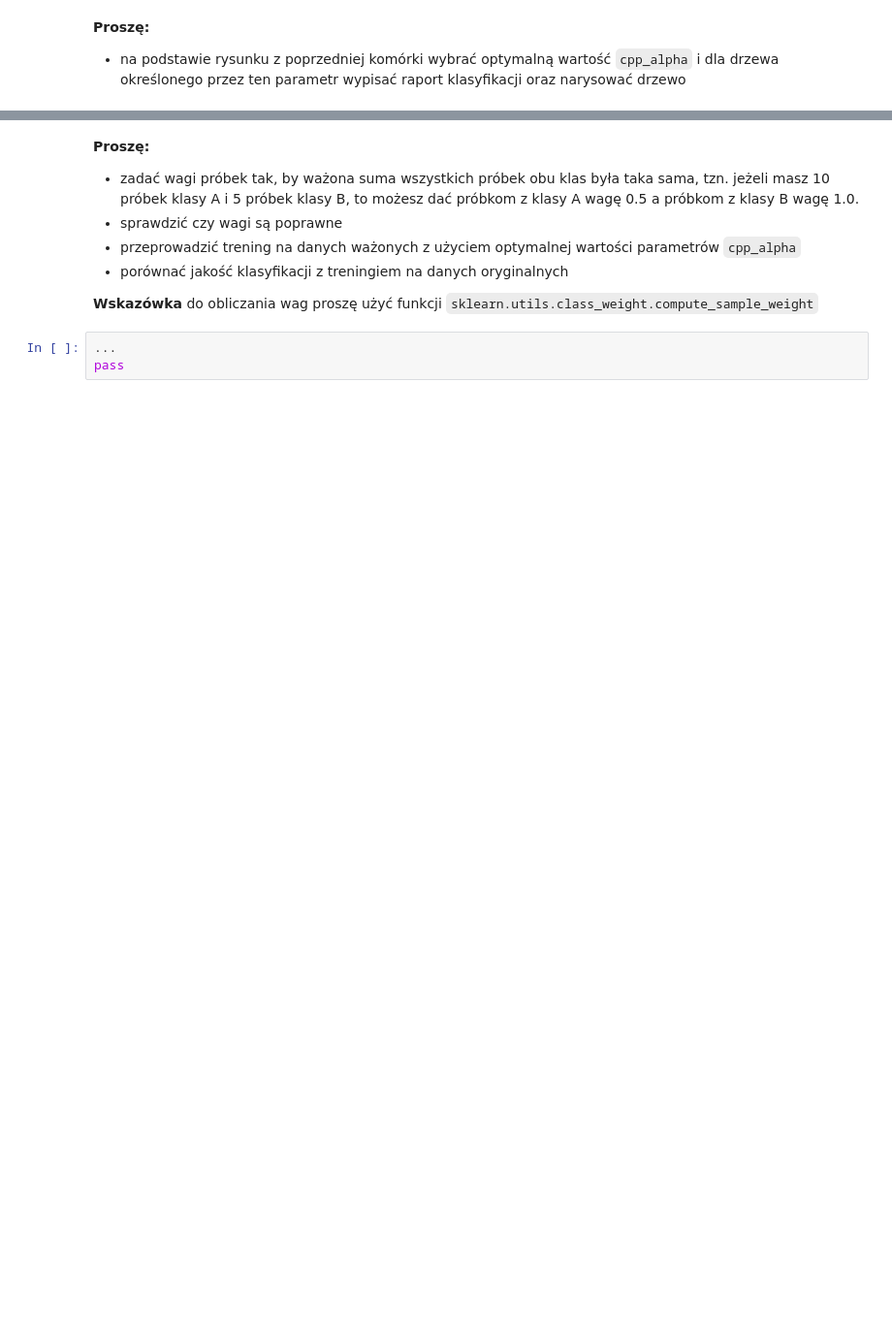
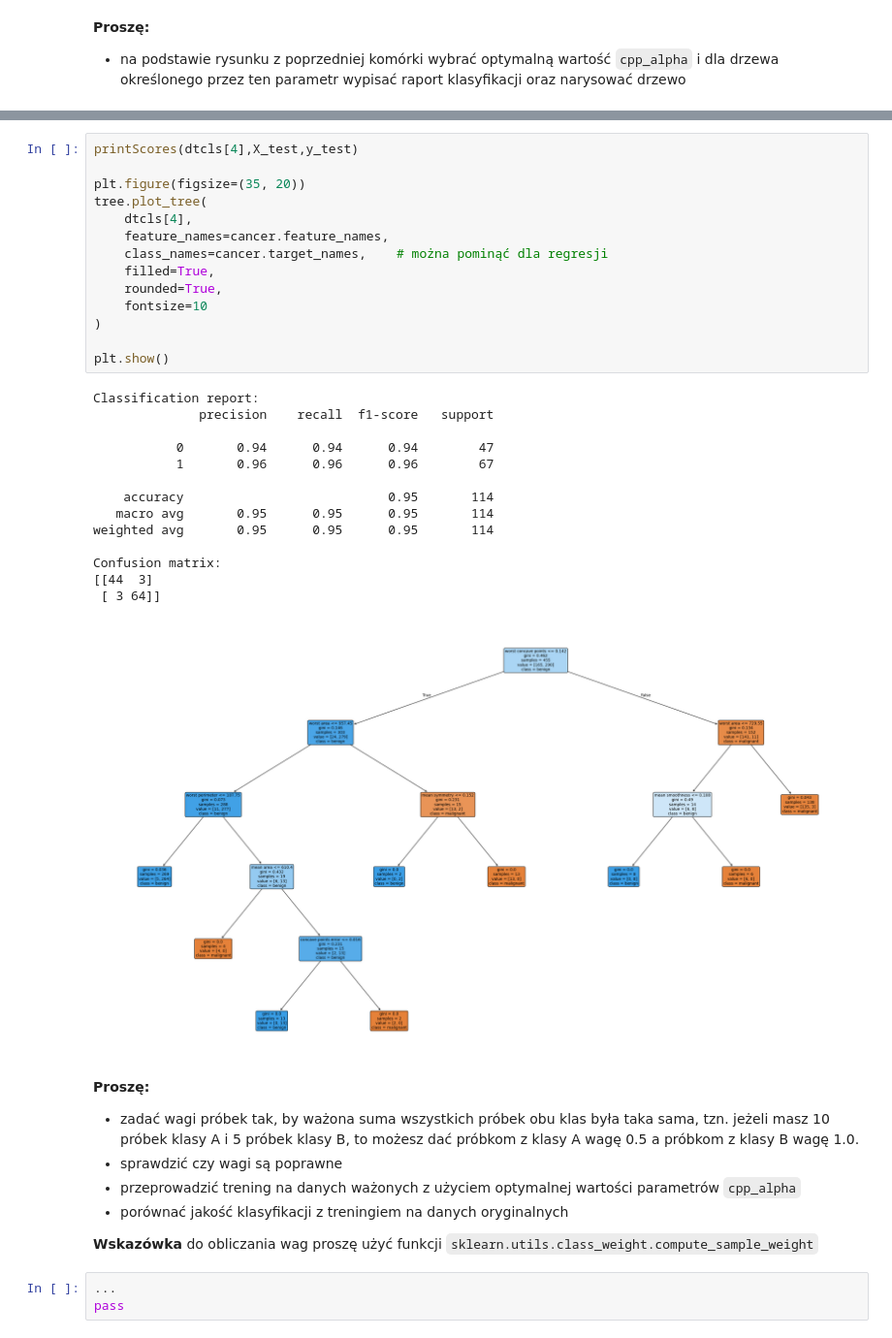
Before and after one commit to m-warda/ML2627, a Jupyter notebook: 08_Drzewa_decyzyjne_bez_gradboost.ipynb, the cells around one changed output, grey strips where cells are left out. Shown at 97% size. Drawn from its saved outputs; the diff is of its cells as text; blank space fills up the shorter version.

```diff
--- a/08_Drzewa_decyzyjne_bez_gradboost.ipynb
+++ b/08_Drzewa_decyzyjne_bez_gradboost.ipynb
@@ -308,3 +309,32 @@ pass
+# %%
+printScores(dtcls[4],X_test,y_test)
+
+plt.figure(figsize=(35, 20))
+tree.plot_tree(
+    dtcls[4],
+    feature_names=cancer.feature_names,
+    class_names=cancer.target_names,    # można pominąć dla regresji
+    filled=True,
+    rounded=True,
+    fontsize=10
+)
+
+plt.show()
+# %% [output]
+Classification report:
+              precision    recall  f1-score   support
+
+           0       0.94      0.94      0.94        47
+           1       0.96      0.96      0.96        67
+
+    accuracy                           0.95       114
+   macro avg       0.95      0.95      0.95       114
+weighted avg       0.95      0.95      0.95       114
+
+Confusion matrix:
+[[44  3]
+ [ 3 64]]
+[figure, added]
 # %% [markdown]
 **Proszę:**
 
```
Also changed, not shown: parts of 10 cells of this notebook.
